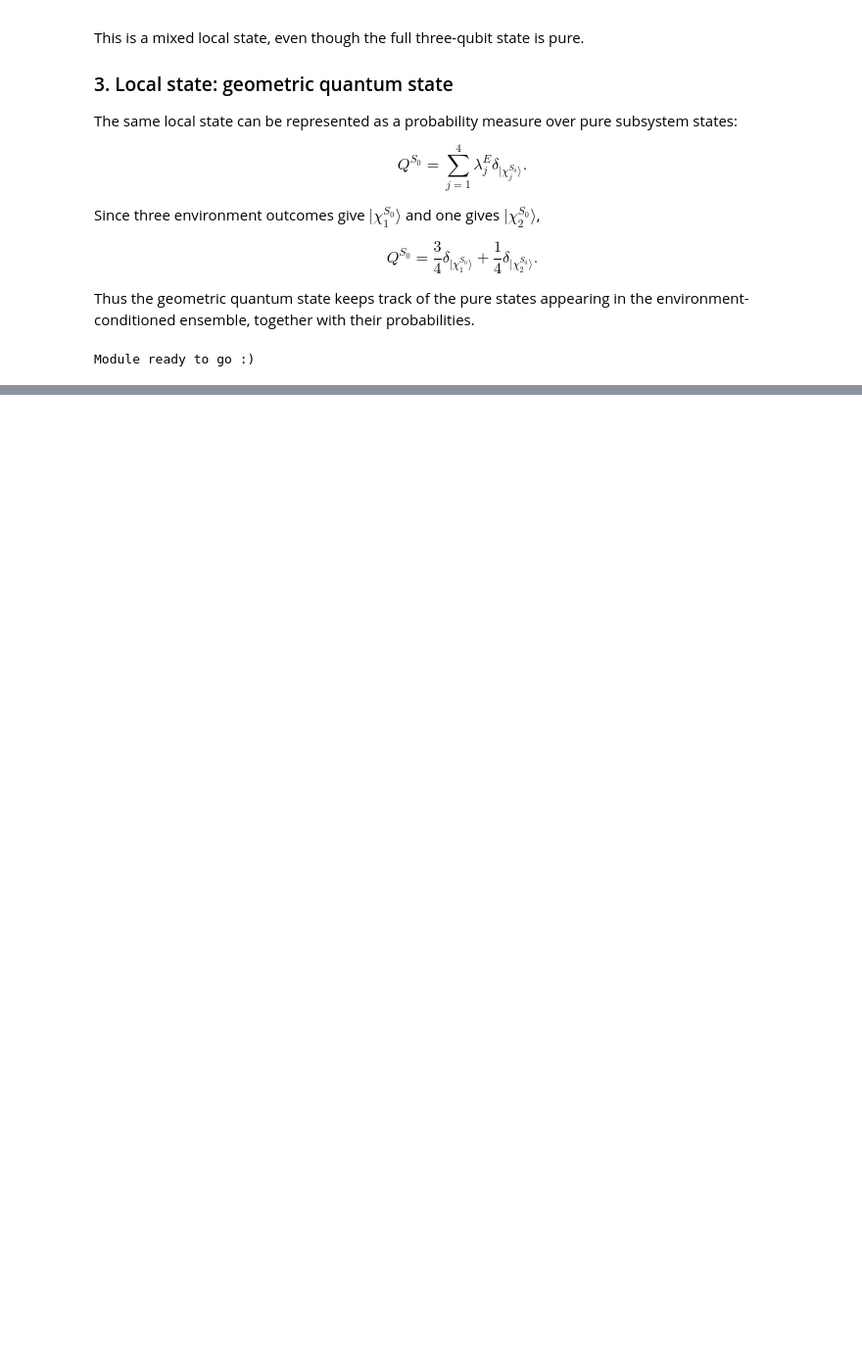
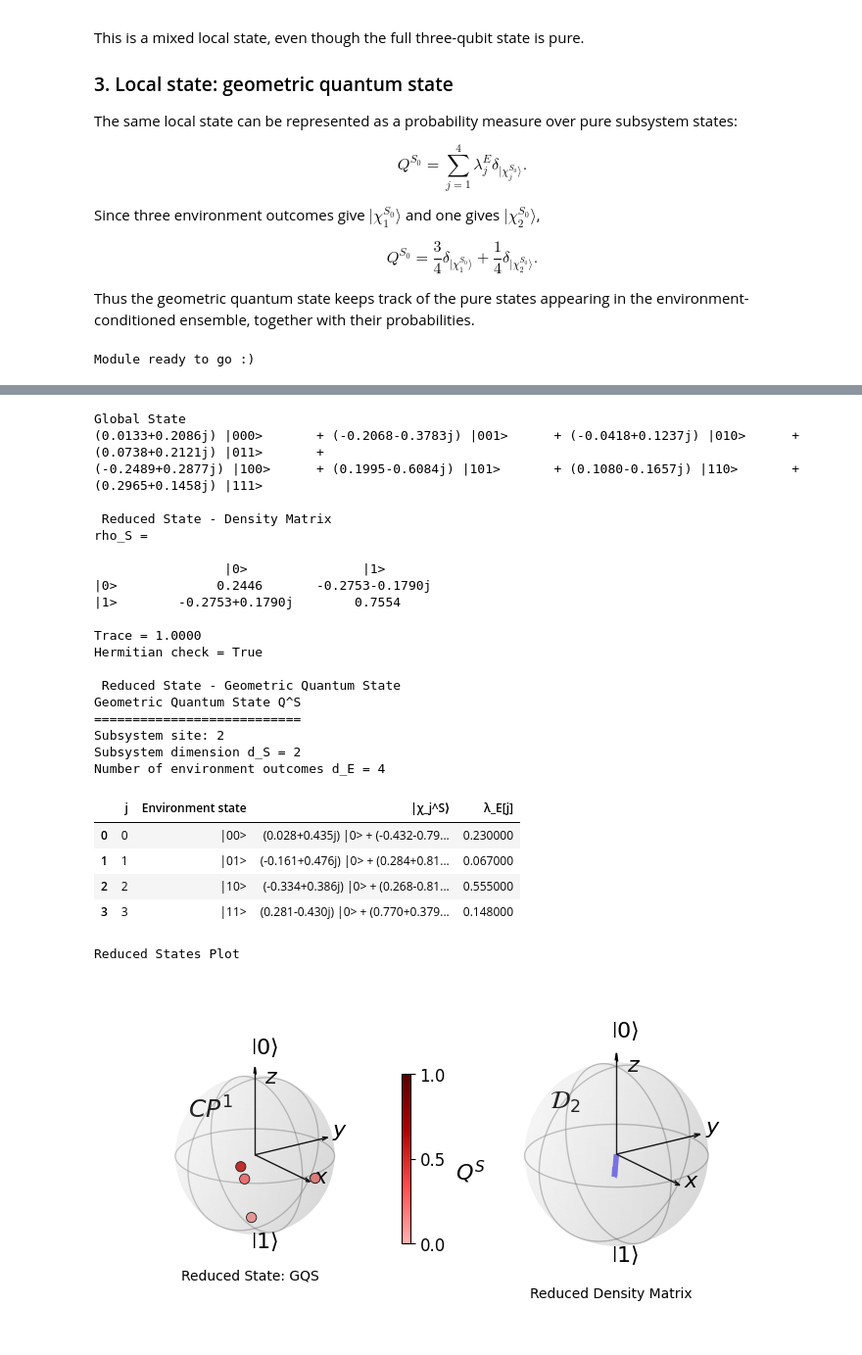
Before and after one commit to Kommmi/Qaos, a Jupyter notebook: 01_GQS.ipynb, the cells around one changed output, grey strips where cells are left out. Shown at 98% size. Cells and saved outputs as stored; diff of their text form; code cells hidden in the pictures; blank space fills up the shorter version.

```diff
--- a/01_GQS.ipynb
+++ b/01_GQS.ipynb
@@ -1003,0 +1018,41 @@ print_wavefunction(psi)
+# %%
+system_site = 2
+psi = random_wavefunction(nchain)
+print("Global State")
+print_wavefunction(psi)
+print("\n Reduced State - Density Matrix")
+rho = rho_single_spin(d_hilbert=dhilbert,n_chain=nchain,system_site=system_site,Psi_SE=psi)
+print_density_matrix(rho)
+print("\n Reduced State - Geometric Quantum State")
+chi_S, lambda_E = Reduced_state_single_site(d_hilbert=dhilbert,n_chain=nchain,system_site=system_site,Psi_SE=psi)
+print_gqs_single_site(chi_S,lambda_E,d_hilbert=dhilbert,n_chain=nchain,system_site=system_site)
+print("Reduced States Plot")
+_= plot_gqs_and_density_matrix(states=chi_S,weights=lambda_E)
+# %% [output]
+Global State
+(0.0133+0.2086j) |000>       + (-0.2068-0.3783j) |001>      + (-0.0418+0.1237j) |010>      + (0.0738+0.2121j) |011>       +
+(-0.2489+0.2877j) |100>      + (0.1995-0.6084j) |101>       + (0.1080-0.1657j) |110>       + (0.2965+0.1458j) |111>
+
+ Reduced State - Density Matrix
+rho_S =
+
+                 |0>               |1>
+|0>             0.2446       -0.2753-0.1790j
+|1>        -0.2753+0.1790j        0.7554
+
+Trace = 1.0000
+Hermitian check = True
+
+ Reduced State - Geometric Quantum State
+Geometric Quantum State Q^S
+===========================
+Subsystem site: 2
+Subsystem dimension d_S = 2
+Number of environment outcomes d_E = 4
+|  | j | Environment state | |χ_j^S⟩ | λ_E[j] |
+| 0 | 0 | |00> | (0.028+0.435j) |0> + (-0.432-0.79... | 0.230000 |
+| 1 | 1 | |01> | (-0.161+0.476j) |0> + (0.284+0.81... | 0.067000 |
+| 2 | 2 | |10> | (-0.334+0.386j) |0> + (0.268-0.81... | 0.555000 |
+| 3 | 3 | |11> | (0.281-0.430j) |0> + (0.770+0.379... | 0.148000 |
+Reduced States Plot
+[figure, added]
```
Also changed, not shown: parts of 10 cells of this notebook.
